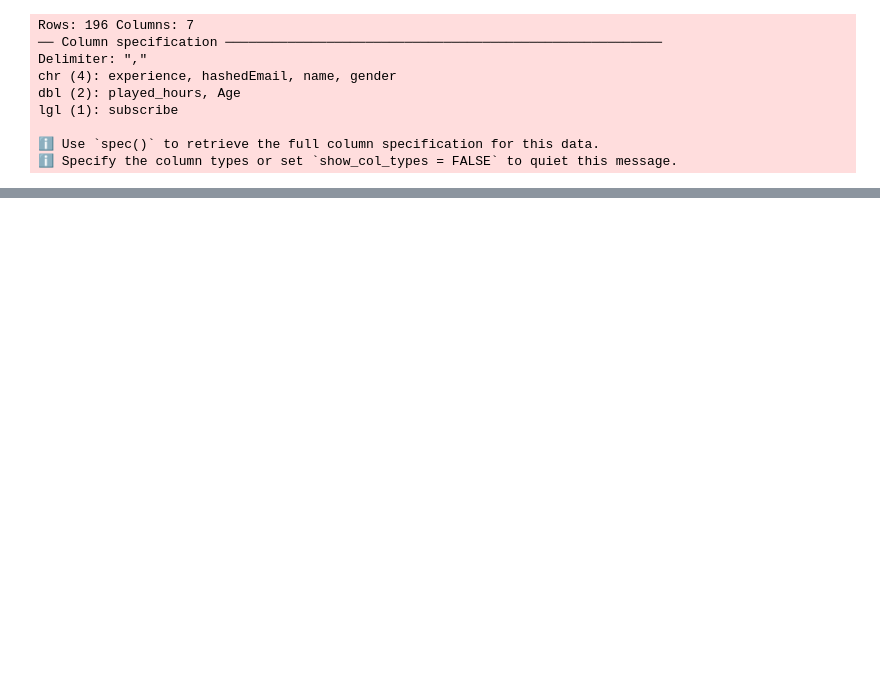
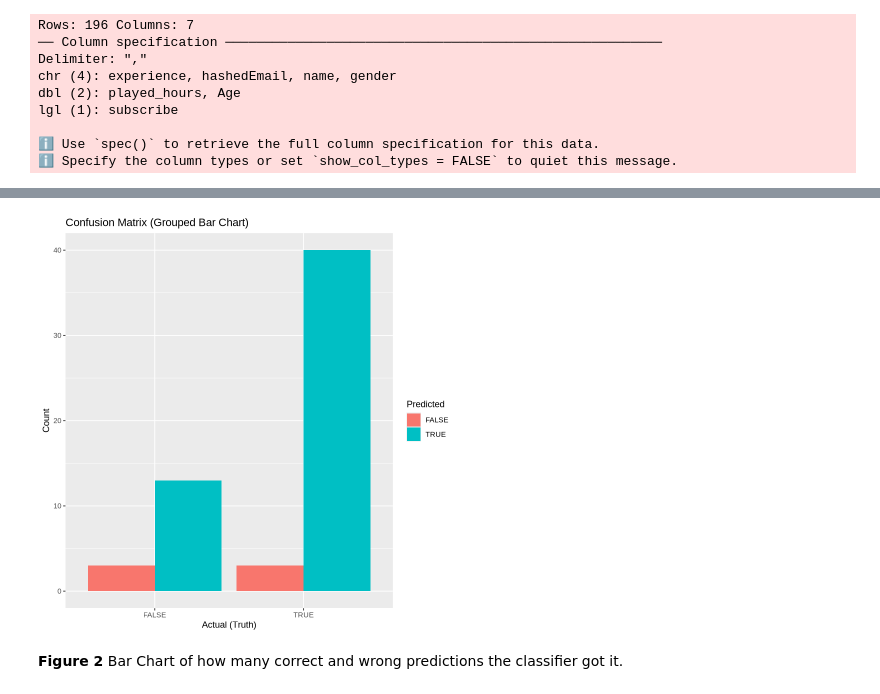
Before and after one commit to 25494998/NataliaProject, a Jupyter notebook: KawanoWang_Natalia.ipynb, the cells around one changed output, grey strips where cells are left out. Saved outputs shown, nothing was run; the diff lists cells and outputs as text; code cells hidden in the pictures; blank space fills up the shorter version.

```diff
--- a/KawanoWang_Natalia.ipynb
+++ b/KawanoWang_Natalia.ipynb
@@ -75,0 +299,6 @@ A tibble: 194 × 3
+# %%
+conf_matrix_data <- data.frame(
+Prediction = c("FALSE", "FALSE", "TRUE", "TRUE"),
+Truth = c("FALSE", "TRUE", "FALSE", "TRUE"),
+Count = c(3, 3, 13, 40))
+conf_matrix_data
@@ -75,0 +313,9 @@ A tibble: 194 × 3
+# %%
+ggplot(conf_matrix_data, aes(x = Truth, y = Count, fill = Prediction)) +
+geom_bar(stat = "identity", position = "dodge") +
+labs(title = "Confusion Matrix (Grouped Bar Chart)",x = "Actual (Truth)", y = "Count",fill = "Predicted")
+# %% [output]
+[figure, added]
+# %% [markdown]
+**Figure 2**
+Bar Chart of how many correct and wrong predictions the classifier got it.
```
Also changed, not shown: parts of 48 cells of this notebook.
